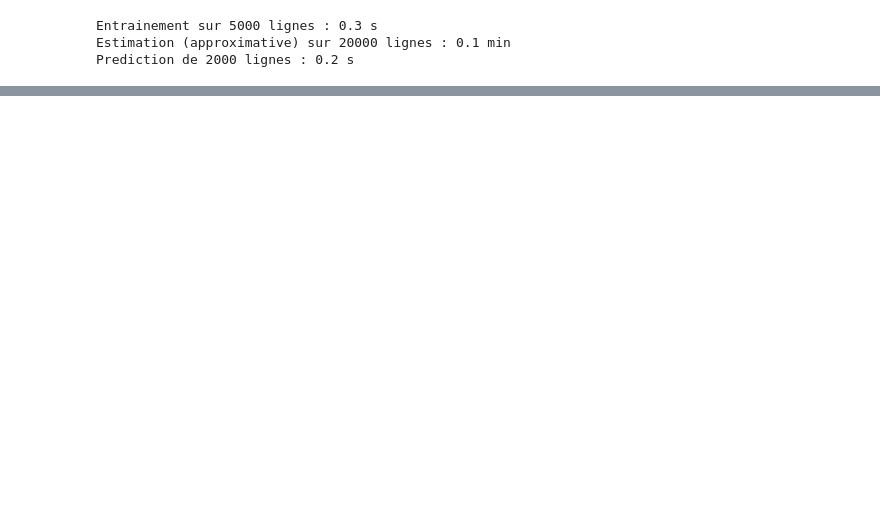
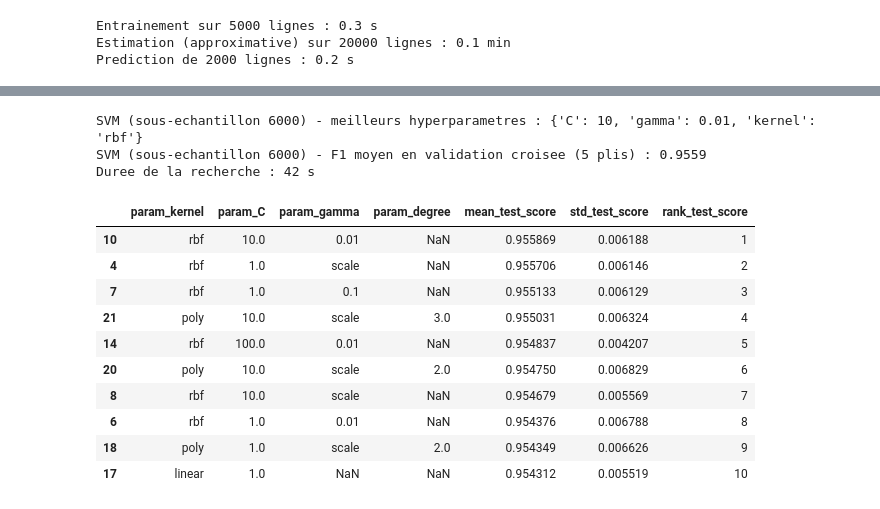
Before and after one commit to barellina/DM-Detection-Intrusions-UNSW-NB15, a Jupyter notebook: notebooks/03_model_training_evaluation.ipynb, the cells around one changed output, grey strips where cells are left out. Cells and saved outputs as stored; diff of their text form; code cells hidden in the pictures; blank space fills up the shorter version.

```diff
--- a/notebooks/03_model_training_evaluation.ipynb
+++ b/notebooks/03_model_training_evaluation.ipynb
@@ -487,0 +488,35 @@ Naive Bayes Bernoulli (optimise)    0.7478     0.8418  0.6674 0.7445   0.8184
+# %%
+from sklearn.svm import SVC
+
+X_s, y_s = sous_echantillon(6000)
+
+grille_svm = [
+    {"kernel": ["rbf"], "C": [0.1, 1, 10, 100], "gamma": ["scale", 0.001, 0.01, 0.1]},
+    {"kernel": ["linear"], "C": [0.1, 1]},
+    {"kernel": ["poly"], "C": [1, 10], "degree": [2, 3], "gamma": ["scale"]},
+]
+
+debut = time.time()
+rech_svm = GridSearchCV(SVC(cache_size=1000), grille_svm, scoring="f1", cv=cv5, n_jobs=-1)
+rech_svm.fit(X_s, y_s)
+resumer_recherche("SVM (sous-echantillon 6000)", rech_svm)
+print(f"Duree de la recherche : {time.time() - debut:.0f} s")
+
+res = pd.DataFrame(rech_svm.cv_results_)
+res[["param_kernel", "param_C", "param_gamma", "param_degree",
+     "mean_test_score", "std_test_score", "rank_test_score"]].sort_values("rank_test_score").head(10)
+# %% [output]
+SVM (sous-echantillon 6000) - meilleurs hyperparametres : {'C': 10, 'gamma': 0.01, 'kernel': 'rbf'}
+SVM (sous-echantillon 6000) - F1 moyen en validation croisee (5 plis) : 0.9559
+Duree de la recherche : 42 s
+|  | param_kernel | param_C | param_gamma | param_degree | mean_test_score | std_test_score | rank_test_score |
+| 10 | rbf | 10.0 | 0.01 | NaN | 0.955869 | 0.006188 | 1 |
+| 4 | rbf | 1.0 | scale | NaN | 0.955706 | 0.006146 | 2 |
+| 7 | rbf | 1.0 | 0.1 | NaN | 0.955133 | 0.006129 | 3 |
+| 21 | poly | 10.0 | scale | 3.0 | 0.955031 | 0.006324 | 4 |
+| 14 | rbf | 100.0 | 0.01 | NaN | 0.954837 | 0.004207 | 5 |
+| 20 | poly | 10.0 | scale | 2.0 | 0.954750 | 0.006829 | 6 |
+| 8 | rbf | 10.0 | scale | NaN | 0.954679 | 0.005569 | 7 |
+| 6 | rbf | 1.0 | 0.01 | NaN | 0.954376 | 0.006788 | 8 |
+| 18 | poly | 1.0 | scale | 2.0 | 0.954349 | 0.006626 | 9 |
+| 17 | linear | 1.0 | NaN | NaN | 0.954312 | 0.005519 | 10 |
```
Also changed, not shown: parts of 13 cells of this notebook, 3 other files.
